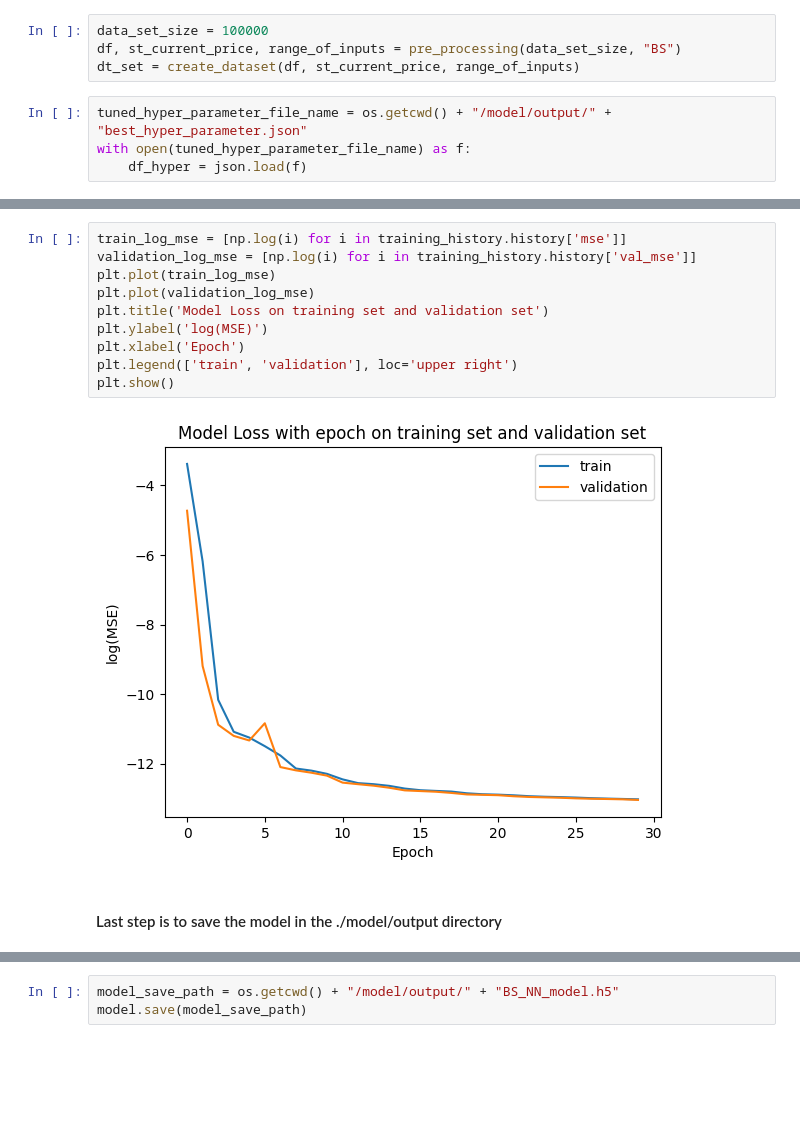
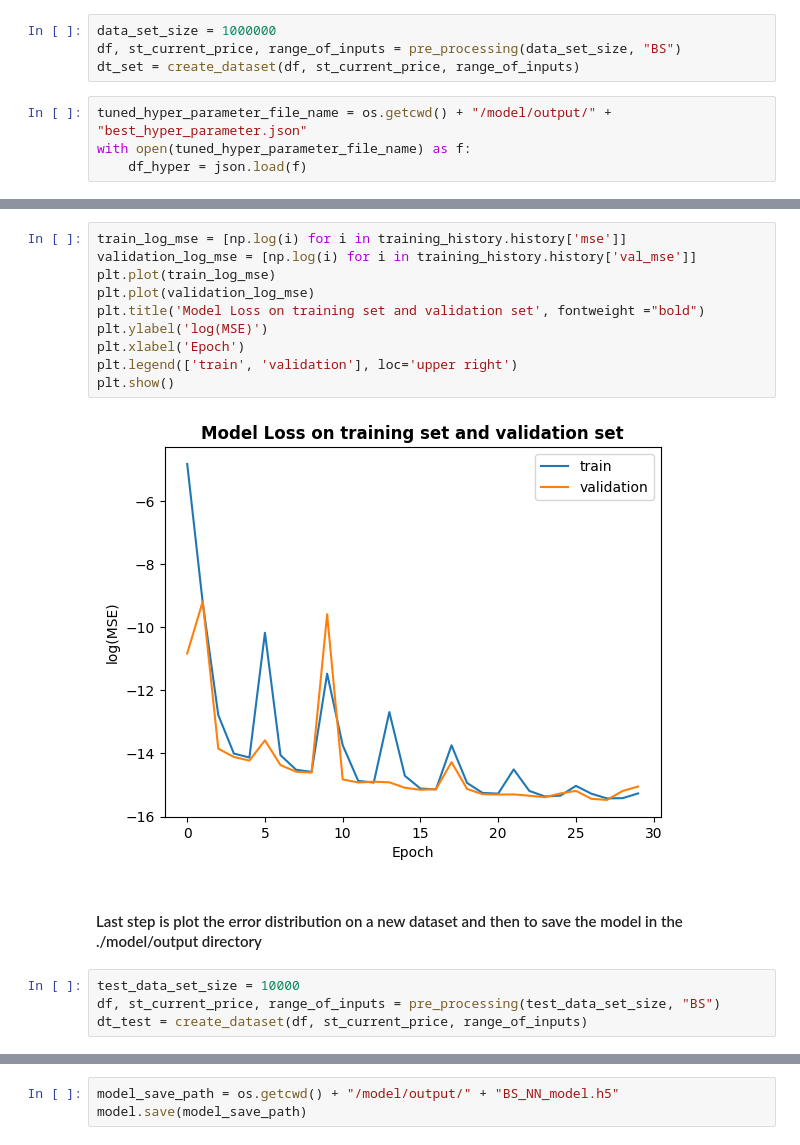
Before and after one commit to Karanpalshekhawat/option-pricing-and-implied-volatility-using-NNs, a Jupyter notebook: notebooks/BS_pricing_nn_model.ipynb, the cells around one changed output, grey strips where cells are left out. Saved outputs shown, nothing was run; the diff lists cells and outputs as text; blank space fills up the shorter version.

Commit message:
implied volatility model built

```diff
--- a/notebooks/BS_pricing_nn_model.ipynb
+++ b/notebooks/BS_pricing_nn_model.ipynb
@@ -40,7 +40,7 @@ from model.pricing.core.black_scholes import create_dataset
 
 ---
 # %%
-data_set_size = 100000
+data_set_size = 1000000
 df, st_current_price, range_of_inputs = pre_processing(data_set_size, "BS")
 dt_set = create_dataset(df, st_current_price, range_of_inputs)
 # %%
@@ -63,14 +65,18 @@ model, training_history = run_nn_model(dt_set, df_hyper, feature_columns, target
 # %%
 train_log_mse = [np.log(i) for i in training_history.history['mse']]
 validation_log_mse = [np.log(i) for i in training_history.history['val_mse']]
 plt.plot(train_log_mse)
 plt.plot(validation_log_mse)
-plt.title('Model Loss on training set and validation set')
+plt.title('Model Loss on training set and validation set', fontweight ="bold")
 plt.ylabel('log(MSE)')
 plt.xlabel('Epoch')
 plt.legend(['train', 'validation'], loc='upper right')
 plt.show()
 # %% [output]
-[figure, old version]
+[figure, new version]
 # %% [markdown]
-#### Last step is to save the model in the ./model/output directory
+#### Last step is plot the error distribution on a new dataset and then to save the model in the ./model/output directory
+# %%
+test_data_set_size = 10000
+df, st_current_price, range_of_inputs = pre_processing(test_data_set_size, "BS")
+dt_test = create_dataset(df, st_current_price, range_of_inputs)
```
Also changed, not shown: parts of 5 cells of this notebook, 4 other files.
